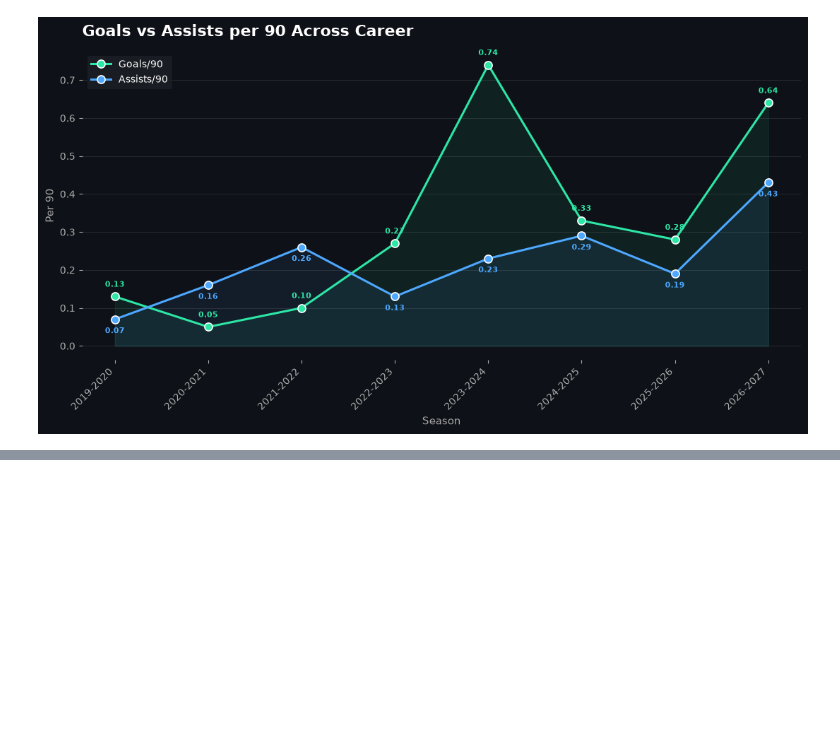
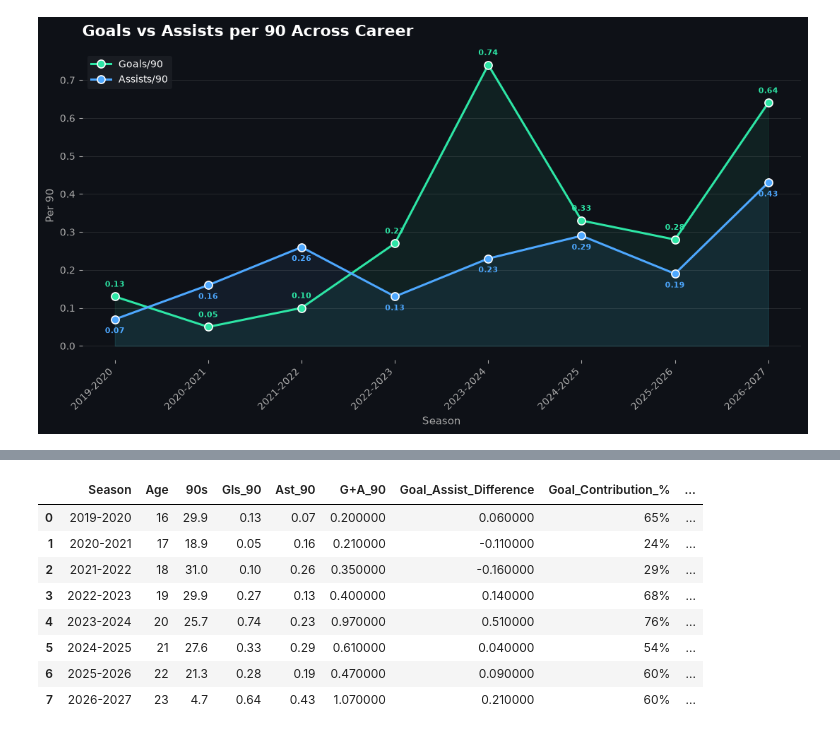
Before and after one commit to SalmaAllam8/football-data-visualization, a Jupyter notebook: Jude_Bellingham.ipynb, the cells around one changed output, grey strips where cells are left out. Cells and saved outputs as stored; diff of their text form; code cells hidden in the pictures; blank space fills up the shorter version.

```diff
--- a/Jude_Bellingham.ipynb
+++ b/Jude_Bellingham.ipynb
@@ -1070,0 +1083,41 @@ goals_assists["Assist_Contribution_%"] = (
+# %%
+styled = (
+goals_assists.style
+    .background_gradient(subset=["Ast_90"], cmap="Greens")
+    .background_gradient(subset=["Gls_90", "90s"], cmap="Blues")
+    .background_gradient(subset=["G+A_90"], cmap="Reds")
+    .background_gradient(subset=["Goal_Assist_Difference", "Goal_Contribution_%", "Assist_Contribution_%"], cmap="Purples")
+    .format({
+        "Gls_90": "{:.2f}",
+        "90s": "{:.1f}",
+        "Min": "{:,.0f}",
+        "Ast": "{:,.2f}",
+        "Ast_90": "{:.2f}",
+        "Goal_Contribution_%": "{:.0%}",
+        "Assist_Contribution_%": "{:.0%}"
+    })
+    .set_properties(**{
+        "text-align": "center",
+        "font-family": "Arial, sans-serif",
+        "border": "1px solid #444"
+    })
+    .set_table_styles([
+        {"selector": "th", "props": [("background-color", "#1c1f26"),
+                                       ("color", "white"),
+                                       ("font-weight", "bold"),
+                                       ("padding", "8px")]},
+        {"selector": "td", "props": [("padding", "6px")]}
+    ])
+)
+
+styled
+# %% [output]
+|  | Season | Age | 90s | Gls_90 | Ast_90 | G+A_90 | Goal_Assist_Difference | Goal_Contribution_% | ... |
+| 0 | 2019-2020 | 16 | 29.9 | 0.13 | 0.07 | 0.200000 | 0.060000 | 65% | ... |
+| 1 | 2020-2021 | 17 | 18.9 | 0.05 | 0.16 | 0.210000 | -0.110000 | 24% | ... |
+| 2 | 2021-2022 | 18 | 31.0 | 0.10 | 0.26 | 0.350000 | -0.160000 | 29% | ... |
+| 3 | 2022-2023 | 19 | 29.9 | 0.27 | 0.13 | 0.400000 | 0.140000 | 68% | ... |
+| 4 | 2023-2024 | 20 | 25.7 | 0.74 | 0.23 | 0.970000 | 0.510000 | 76% | ... |
+| 5 | 2024-2025 | 21 | 27.6 | 0.33 | 0.29 | 0.610000 | 0.040000 | 54% | ... |
+| 6 | 2025-2026 | 22 | 21.3 | 0.28 | 0.19 | 0.470000 | 0.090000 | 60% | ... |
+| 7 | 2026-2027 | 23 | 4.7 | 0.64 | 0.43 | 1.070000 | 0.210000 | 60% | ... |
```
Also changed, not shown: parts of 2 cells of this notebook.
